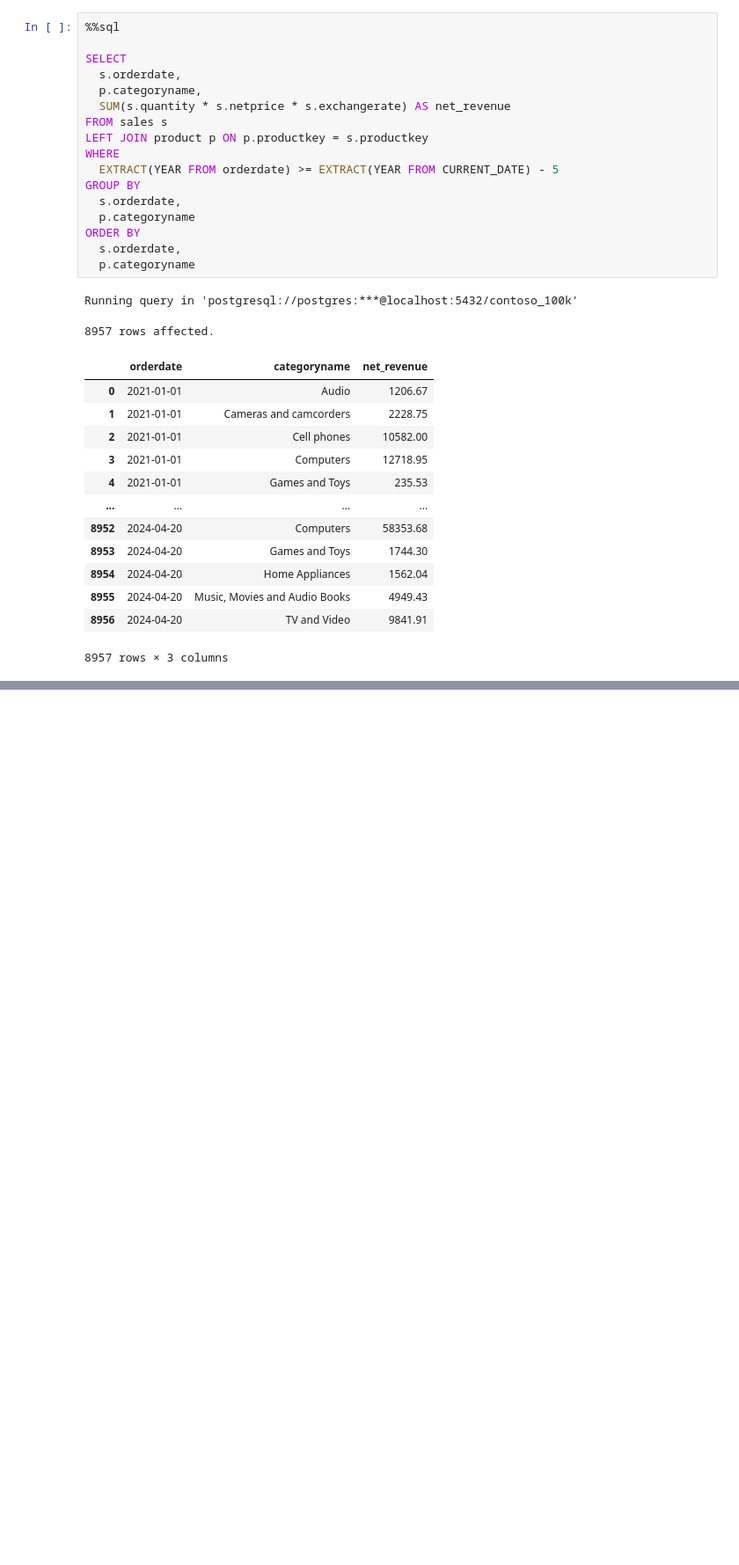
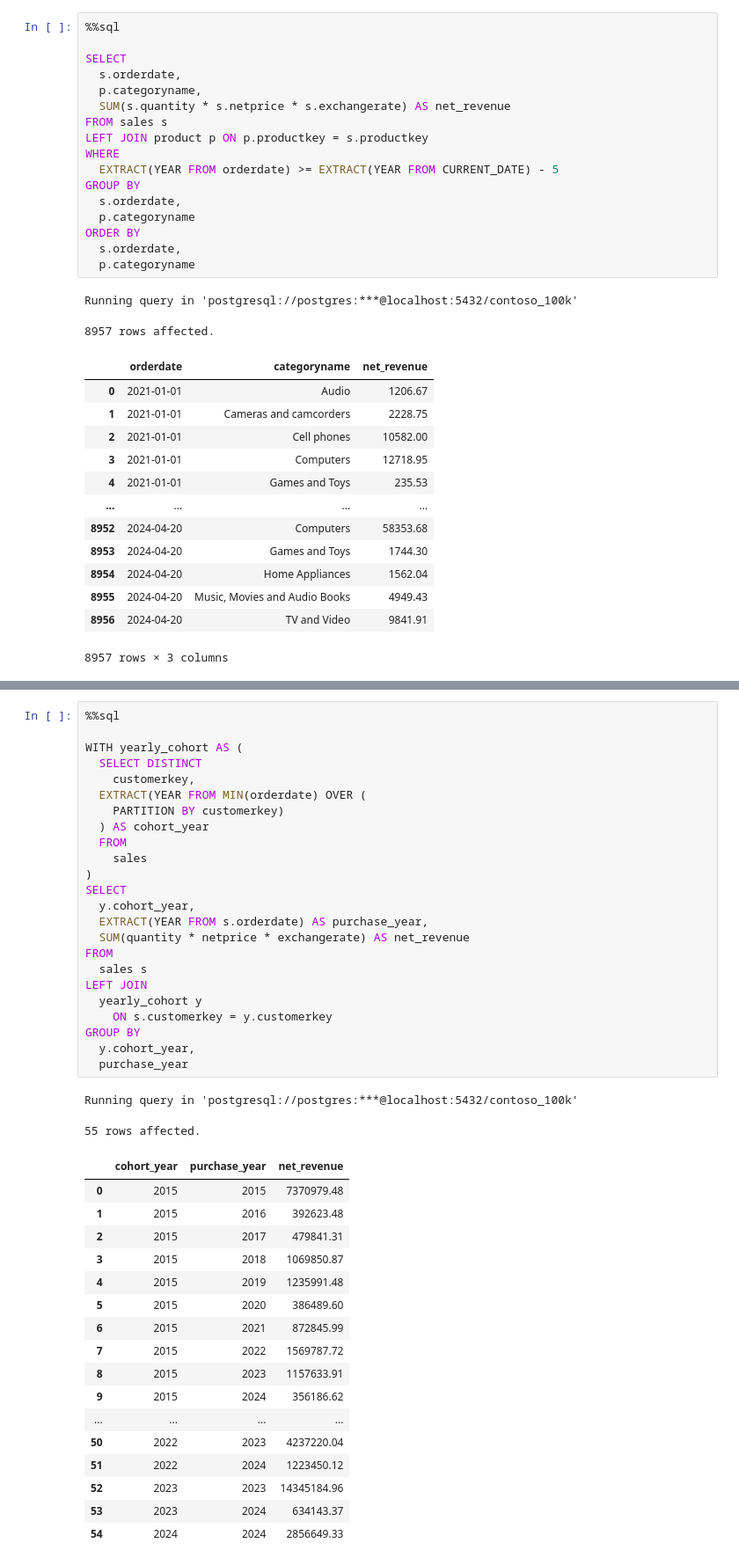
Before and after one commit to Gezzus1703/Google-Colab-SQL, a Jupyter notebook: Resources/Blank_SQL_Notebook.ipynb, the cells around one changed output, grey strips where cells are left out. Shown: that part at 88% size. Saved outputs shown, nothing was run; the diff lists cells and outputs as text; blank space fills up the shorter version.

```diff
--- a/Resources/Blank_SQL_Notebook.ipynb
+++ b/Resources/Blank_SQL_Notebook.ipynb
@@ -496,0 +652,44 @@ Running query in 'postgresql://postgres:***@localhost:5432/contoso_100k'
+# %%
+%%sql
+
+WITH yearly_cohort AS (
+  SELECT DISTINCT
+    customerkey,
+  EXTRACT(YEAR FROM MIN(orderdate) OVER (
+    PARTITION BY customerkey)
+  ) AS cohort_year
+  FROM
+    sales
+)
+SELECT
+  y.cohort_year,
+  EXTRACT(YEAR FROM s.orderdate) AS purchase_year,
+  SUM(quantity * netprice * exchangerate) AS net_revenue
+FROM
+  sales s
+LEFT JOIN
+  yearly_cohort y
+    ON s.customerkey = y.customerkey
+GROUP BY
+  y.cohort_year,
+  purchase_year
+# %% [output]
+Running query in 'postgresql://postgres:***@localhost:5432/contoso_100k'
+55 rows affected.
+|  | cohort_year | purchase_year | net_revenue |
+| 0 | 2015 | 2015 | 7370979.48 |
+| 1 | 2015 | 2016 | 392623.48 |
+| 2 | 2015 | 2017 | 479841.31 |
+| 3 | 2015 | 2018 | 1069850.87 |
+| 4 | 2015 | 2019 | 1235991.48 |
+| 5 | 2015 | 2020 | 386489.60 |
+| 6 | 2015 | 2021 | 872845.99 |
+| 7 | 2015 | 2022 | 1569787.72 |
+| 8 | 2015 | 2023 | 1157633.91 |
+| 9 | 2015 | 2024 | 356186.62 |
+| ... | ... | ... | ... |
+| 50 | 2022 | 2023 | 4237220.04 |
+| 51 | 2022 | 2024 | 1223450.12 |
+| 52 | 2023 | 2023 | 14345184.96 |
+| 53 | 2023 | 2024 | 634143.37 |
+| 54 | 2024 | 2024 | 2856649.33 |
```
Also changed, not shown: parts of 10 cells of this notebook.
